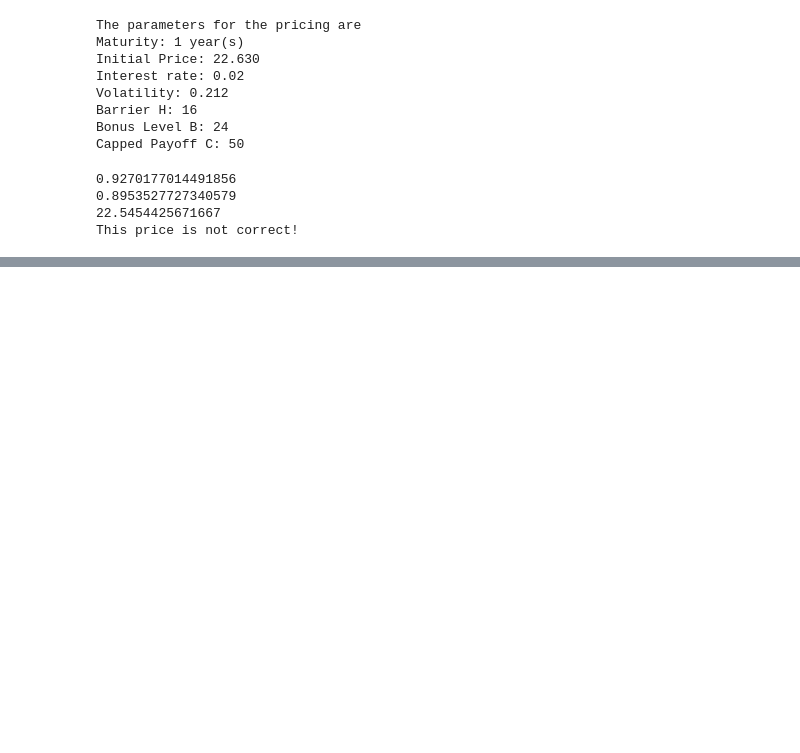
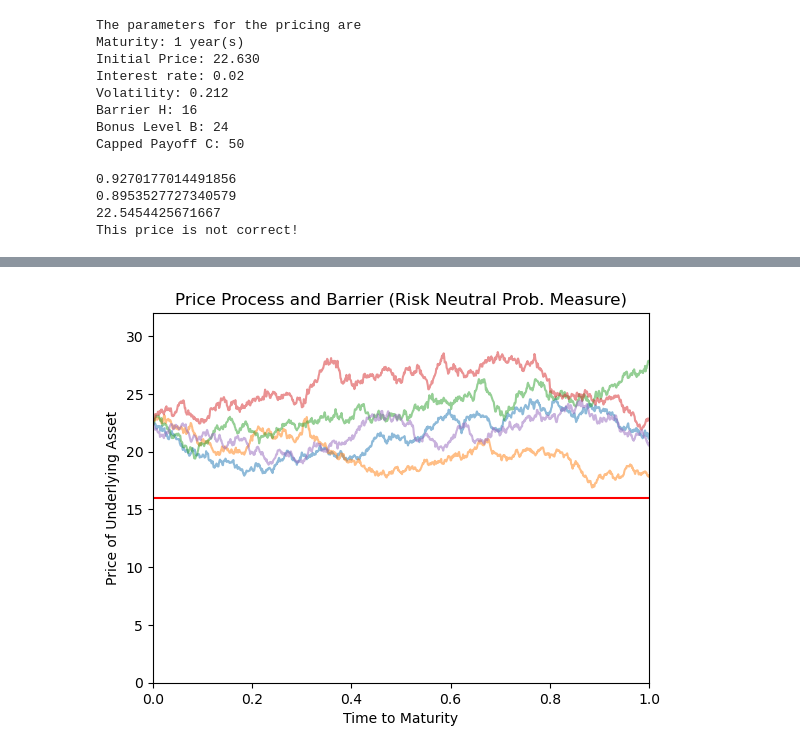
Before and after one commit to manuelgonzalzz/bonus-certificate, a Jupyter notebook: manuel.ipynb, the cells around one changed output, grey strips where cells are left out. Cells and saved outputs as stored; diff of their text form; code cells hidden in the pictures; blank space fills up the shorter version.

```diff
--- a/manuel.ipynb
+++ b/manuel.ipynb
@@ -411,0 +427,51 @@ Fair price of the bonus certificate: 24.354
+# %%
+#np.random.seed(33)
+
+def DownOutIndicator(price,H):
+    if(price>H): return 1
+    if(price<=H): return 0
+
+def BM(T,n):
+    """
+    Simulate a Brownian motion path.
+
+    Parameters
+    ----------
+    T : float
+        The time horizon.
+    n : int
+        The number of time steps.
+    """
+    dt = T / n
+    t = np.linspace(0,T,n+1)
+    W = np.zeros(n+1)
+    W[1:] = np.cumsum(np.sqrt(dt) * np.random.normal(size=n))
+    return t, W
+
+def PriceProcess(T,P0,sigma,r,n):
+    """
+    Simulate a Geometric Brownian motion path.
+
+    Parameters
+    ----------
+    T : float
+        The time horizon.
+    n : int
+        The number of time steps.
+    """
+    t, W = BM(T,n)
+    P = P0 * np.exp(r-0.5*sigma*sigma) * np.exp(sigma * W)
+    return t,P
+
+for _ in range(5):
+    t,P = PriceProcess(T=T,P0=P0,sigma=sigma,r=r,n=1000)
+    plt.plot(t,P,alpha=0.5)
+plt.plot([0,1],[H,H],color='red')
+plt.xlim((0,1))
+plt.ylim(0,2 * H)
+plt.title('Price Process and Barrier (Risk Neutral Prob. Measure)')
+plt.xlabel('Time to Maturity')
+plt.ylabel('Price of Underlying Asset')
+plt.show()
+# %% [output]
+[figure, added]
```
Also changed, not shown: parts of 7 cells of this notebook.
